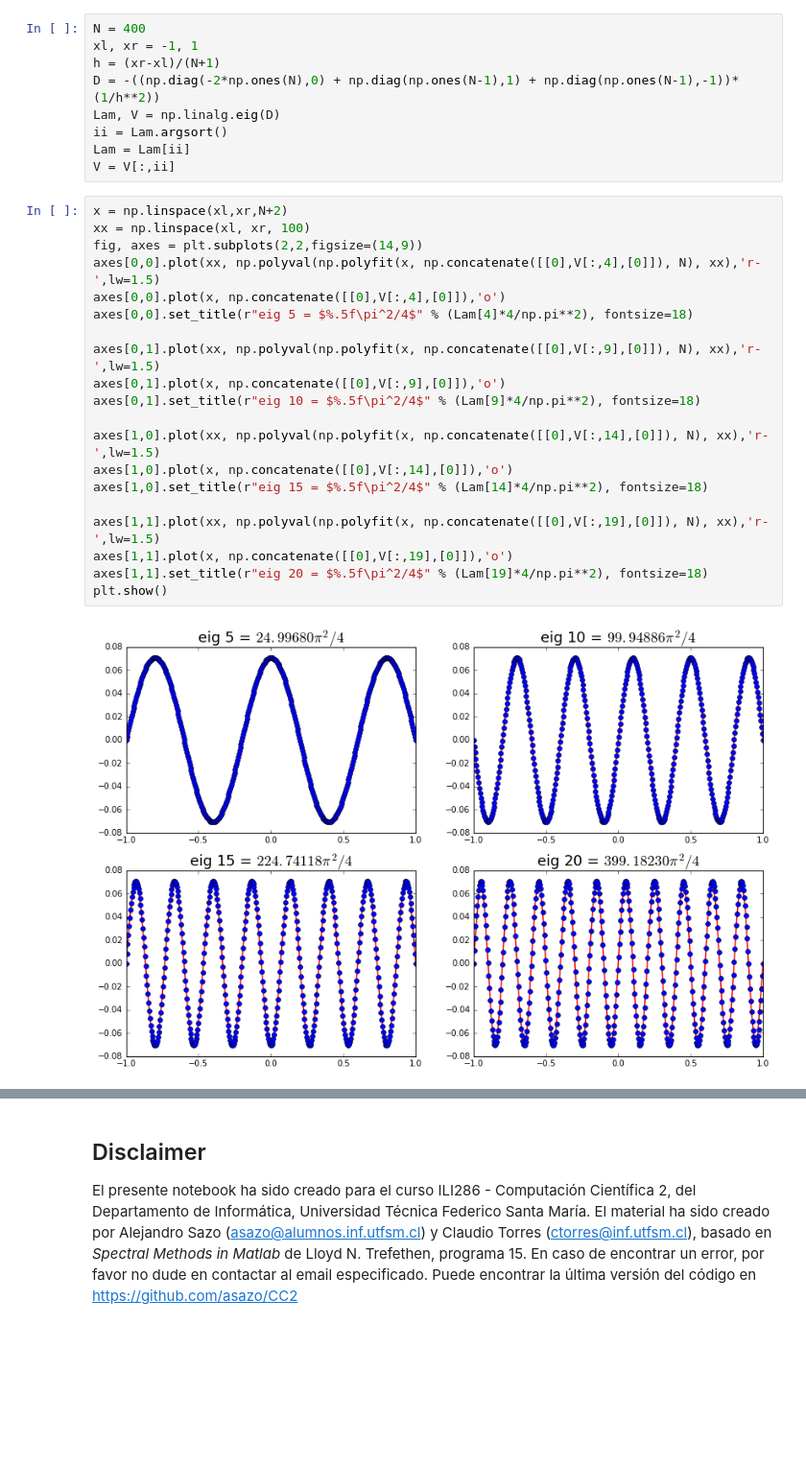
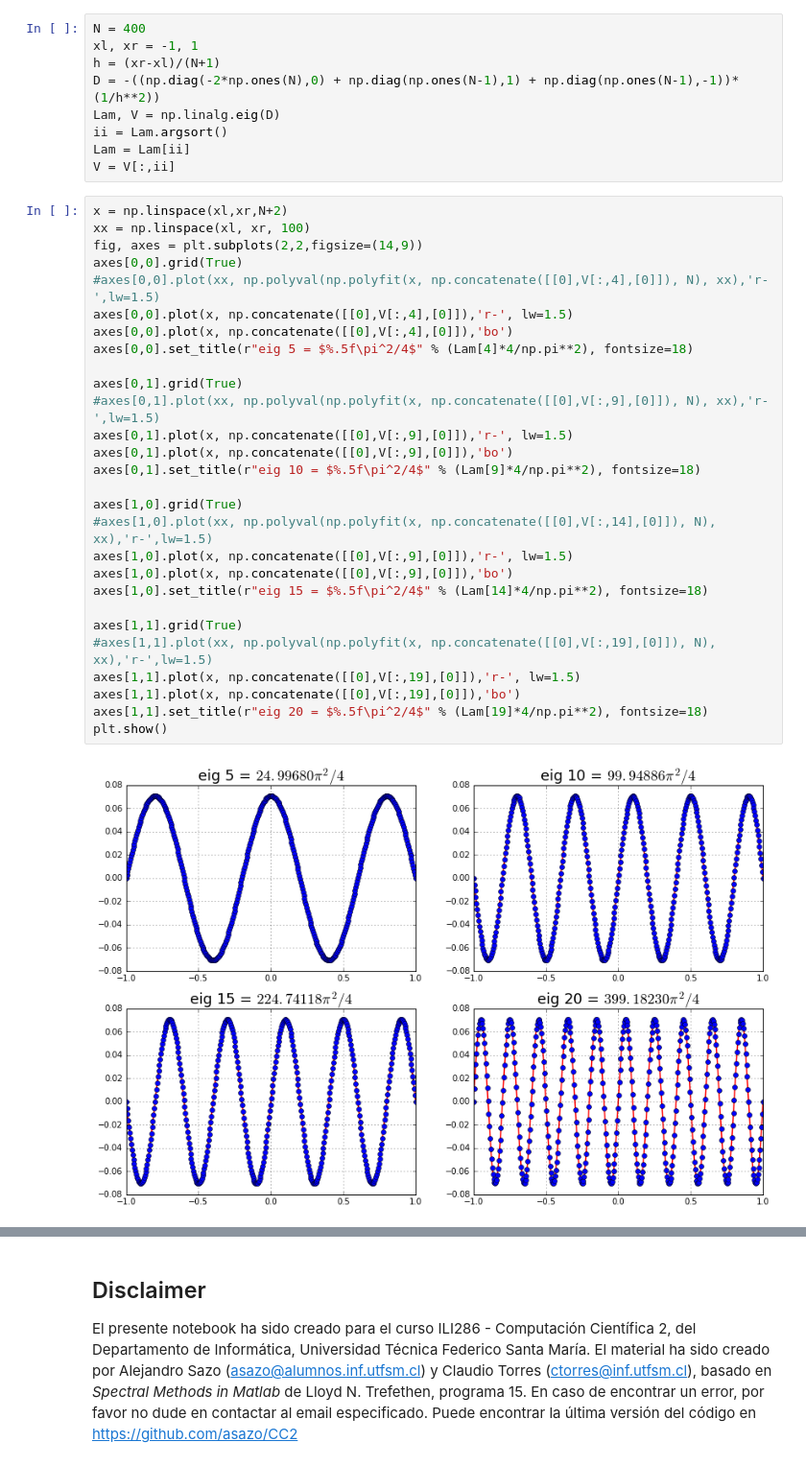
Before and after one commit to asazo/CC2, a Jupyter notebook: BVP/eigenfunctions.ipynb, the cells around one changed output, grey strips where cells are left out. Shown: that part at 96% size. Saved outputs shown, nothing was run; the diff lists cells and outputs as text; blank space fills up the shorter version.

Commit message:
Updated plots

```diff
--- a/BVP/eigenfunctions.ipynb
+++ b/BVP/eigenfunctions.ipynb
@@ -27,25 +27,33 @@ V = V[:,ii]
 # %%
 x = np.linspace(xl,xr,N+2)
 xx = np.linspace(xl, xr, 100)
 fig, axes = plt.subplots(2,2,figsize=(14,9))
-axes[0,0].plot(xx, np.polyval(np.polyfit(x, np.concatenate([[0],V[:,4],[0]]), N), xx),'r-',lw=1.5)
-axes[0,0].plot(x, np.concatenate([[0],V[:,4],[0]]),'o')
+axes[0,0].grid(True)
+#axes[0,0].plot(xx, np.polyval(np.polyfit(x, np.concatenate([[0],V[:,4],[0]]), N), xx),'r-',lw=1.5)
+axes[0,0].plot(x, np.concatenate([[0],V[:,4],[0]]),'r-', lw=1.5)
+axes[0,0].plot(x, np.concatenate([[0],V[:,4],[0]]),'bo')
 axes[0,0].set_title(r"eig 5 = $%.5f\pi^2/4$" % (Lam[4]*4/np.pi**2), fontsize=18)
 
-axes[0,1].plot(xx, np.polyval(np.polyfit(x, np.concatenate([[0],V[:,9],[0]]), N), xx),'r-',lw=1.5)
-axes[0,1].plot(x, np.concatenate([[0],V[:,9],[0]]),'o')
+axes[0,1].grid(True)
+#axes[0,1].plot(xx, np.polyval(np.polyfit(x, np.concatenate([[0],V[:,9],[0]]), N), xx),'r-',lw=1.5)
+axes[0,1].plot(x, np.concatenate([[0],V[:,9],[0]]),'r-', lw=1.5)
+axes[0,1].plot(x, np.concatenate([[0],V[:,9],[0]]),'bo')
 axes[0,1].set_title(r"eig 10 = $%.5f\pi^2/4$" % (Lam[9]*4/np.pi**2), fontsize=18)
 
-axes[1,0].plot(xx, np.polyval(np.polyfit(x, np.concatenate([[0],V[:,14],[0]]), N), xx),'r-',lw=1.5)
-axes[1,0].plot(x, np.concatenate([[0],V[:,14],[0]]),'o')
+axes[1,0].grid(True)
+#axes[1,0].plot(xx, np.polyval(np.polyfit(x, np.concatenate([[0],V[:,14],[0]]), N), xx),'r-',lw=1.5)
+axes[1,0].plot(x, np.concatenate([[0],V[:,9],[0]]),'r-', lw=1.5)
+axes[1,0].plot(x, np.concatenate([[0],V[:,9],[0]]),'bo')
 axes[1,0].set_title(r"eig 15 = $%.5f\pi^2/4$" % (Lam[14]*4/np.pi**2), fontsize=18)
 
-axes[1,1].plot(xx, np.polyval(np.polyfit(x, np.concatenate([[0],V[:,19],[0]]), N), xx),'r-',lw=1.5)
-axes[1,1].plot(x, np.concatenate([[0],V[:,19],[0]]),'o')
+axes[1,1].grid(True)
+#axes[1,1].plot(xx, np.polyval(np.polyfit(x, np.concatenate([[0],V[:,19],[0]]), N), xx),'r-',lw=1.5)
+axes[1,1].plot(x, np.concatenate([[0],V[:,19],[0]]),'r-', lw=1.5)
+axes[1,1].plot(x, np.concatenate([[0],V[:,19],[0]]),'bo')
 axes[1,1].set_title(r"eig 20 = $%.5f\pi^2/4$" % (Lam[19]*4/np.pi**2), fontsize=18)
 plt.show()
 # %% [output]
-[figure, old version]
+[figure, new version]
 # %% [markdown]
 La solución exacta para los valores propios es $\displaystyle \lambda_n = n^2\pi^2/4,\;j=1,2\ldots$, y las autofunciones exactas son $\displaystyle \sin(n\pi(x+1)/2)$.
 
```
Also changed, not shown: parts of 1 cell of this notebook.
